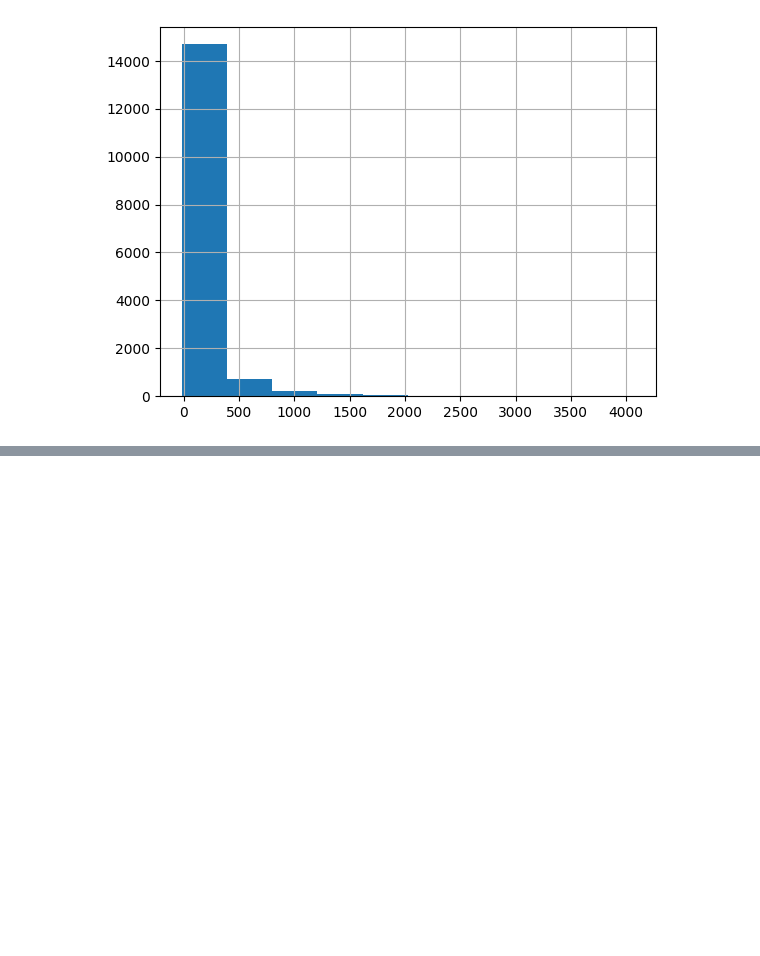
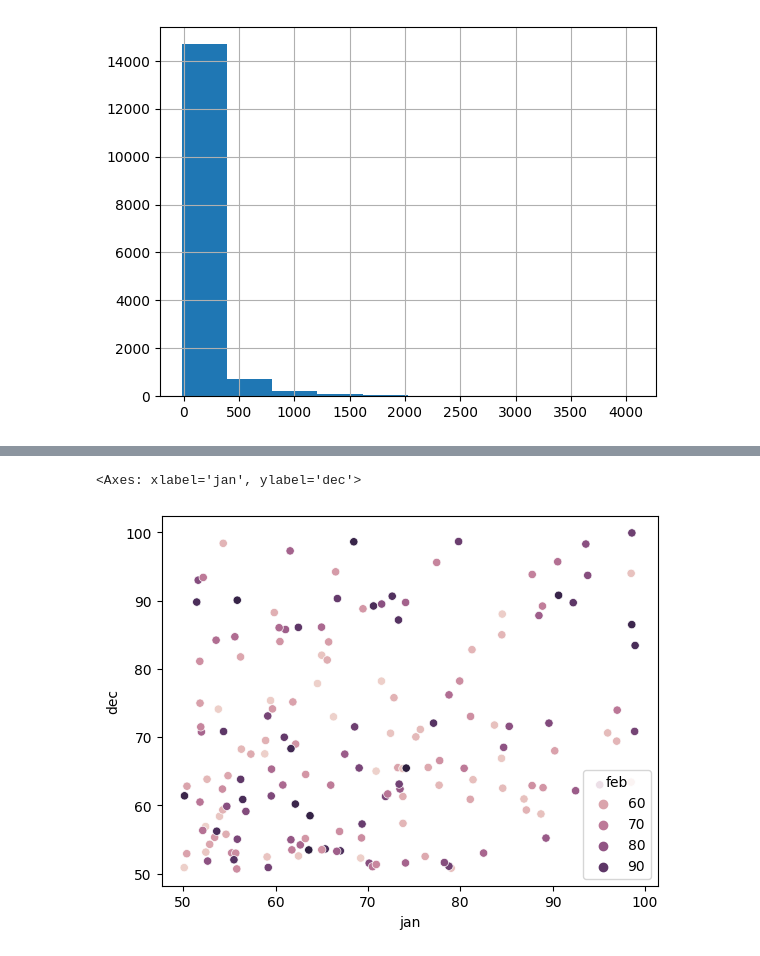
Before and after one commit to BRIJNANDA1979/Climate-Water-Supply-Forecast-Rodeo, a Jupyter notebook: Version_1_Seasonal_Analysis_of_Water_Supply_Forecast_Rodeo_project.ipynb, the cells around one changed output, grey strips where cells are left out. Saved outputs shown, nothing was run; the diff lists cells and outputs as text; code cells hidden in the pictures; blank space fills up the shorter version.

```diff
--- a/Version_1_Seasonal_Analysis_of_Water_Supply_Forecast_Rodeo_project.ipynb
+++ b/Version_1_Seasonal_Analysis_of_Water_Supply_Forecast_Rodeo_project.ipynb
@@ -765,0 +995,17 @@ df['volume'].hist()
+# %%
+grouped = df_sample_A.groupby('month')
+site_id = []
+year =[]
+volume =[]
+for month,group in grouped:
+  if(month ==12):
+    print(month)
+    print(group)
+    print(group['volume'])
+    for vol in group['volume']:
+      volume.append(vol)
+      #print(volume)
+      #print(len(volume))      ######  Total of  12 rows
+    for y in group['year']:
+      year.append(y)
+    break
@@ -765,0 +1030,2 @@ df['volume'].hist()
+# %%
+sample_A_dec = pd.DataFrame({'year':year,'volume':volume})
@@ -765,0 +1041,6 @@ df['volume'].hist()
+# %%
+A_sample_volume_jan = sample_A_jan['volume']
+A_sample_volume_feb = sample_A_feb['volume']
+A_sample_volume_dec = sample_A_dec['volume']
+# %%
+df_to_compare_sample_A = pd.DataFrame({'jan':A_sample_volume_jan,'feb':A_sample_volume_feb,'dec':A_sample_volume_dec})
@@ -765,0 +1051,5 @@ df['volume'].hist()
+# %%
+sns.scatterplot(x='jan',y='dec',data = df_to_compare_sample_A, hue ='feb')
+# %% [output]
+<Axes: xlabel='jan', ylabel='dec'>
+[figure, added]
```
Also changed, not shown: parts of 57 cells of this notebook.
